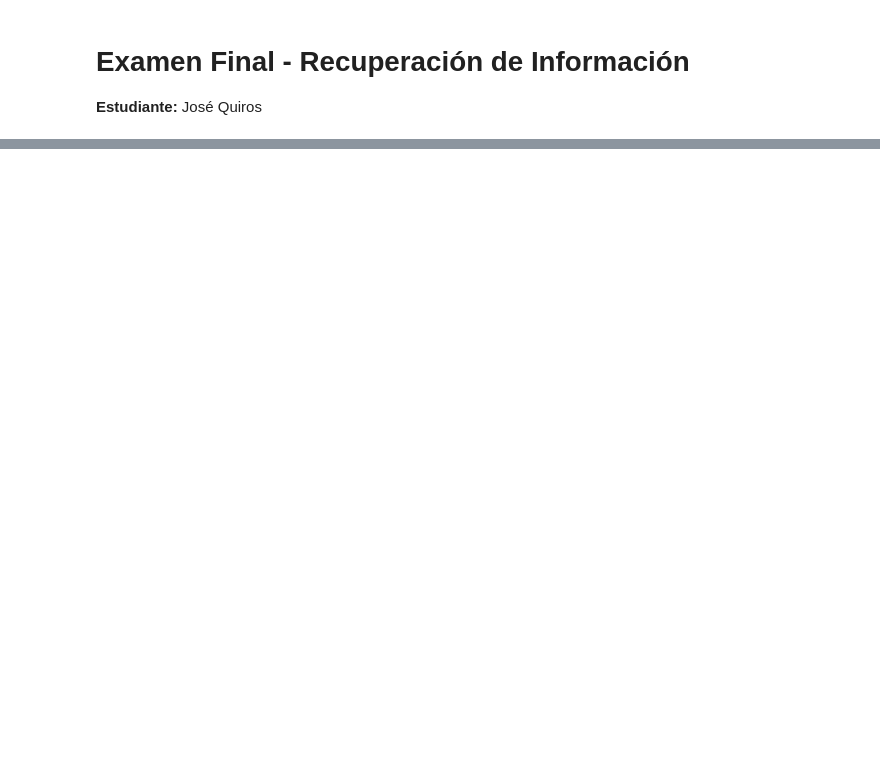
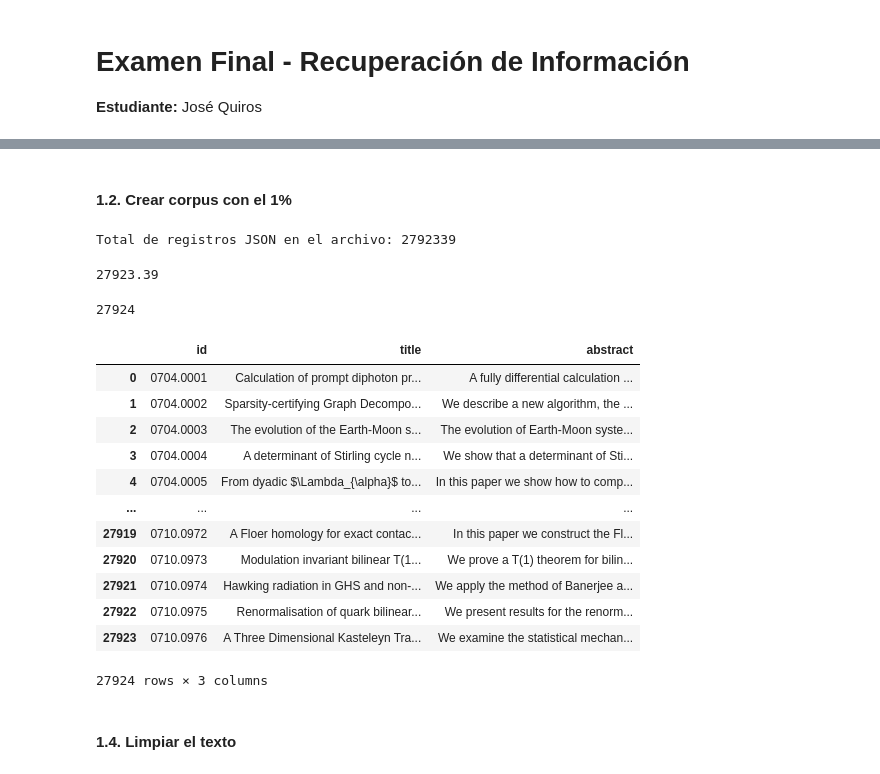
Before and after one commit to jose-JQ/ir25a, a Jupyter notebook: examen/RI_Examen.ipynb, the cells around one changed output, grey strips where cells are left out. Saved outputs shown, nothing was run; the diff lists cells and outputs as text; code cells hidden in the pictures; blank space fills up the shorter version.

```diff
--- a/examen/RI_Examen.ipynb
+++ b/examen/RI_Examen.ipynb
@@ -39,0 +79,58 @@ kaggle.api.dataset_download_files(dataset, path=path, unzip=True)
+# %% [markdown]
+#### 1.2. Crear corpus con el 1%
+# %%
+# Obtener la longitud del corpus completo para calcular el 1%.
+
+import zipfile
+
+def contar_registros_json_por_linea(zip_path):
+    with zipfile.ZipFile(zip_path, 'r') as zip_ref:
+        # Buscar el primer archivo .json
+        json_filename = next((f for f in zip_ref.namelist() if f.endswith('.json')), None)
+        if json_filename is None:
+            raise ValueError("No se encontró ningún archivo .json en el zip")
+
+        # Contar líneas (asumiendo una por objeto JSON)
+        with zip_ref.open(json_filename) as file:
+            num_registros = sum(1 for _ in file)
+
+    return num_registros
+
+total = contar_registros_json_por_linea(zip_path)
+print(f"Total de registros JSON en el archivo: {total}")
+# %% [output]
+Total de registros JSON en el archivo: 2792339
+# %%
+# cálculo del 1%
+cantidad = total / 100
+cantidad
+# %% [output]
+27923.39
+# %%
+# Recuperar el 1%
+articulos = leer_json_por_linea_desde_zip (zip_path, max_articulos=cantidad)
+len(articulos)
+# %% [output]
+27924
+# %%
+# Crear el corpus dataframe
+import pandas as pd
+corpus_df = pd.DataFrame(articulos)
+corpus_df = corpus_df [["id", "title", "abstract"]]
+corpus_df
+# %% [output]
+|  | id | title | abstract |
+| 0 | 0704.0001 | Calculation of prompt diphoton pr... | A fully differential calculation ... |
+| 1 | 0704.0002 | Sparsity-certifying Graph Decompo... | We describe a new algorithm, the ... |
+| 2 | 0704.0003 | The evolution of the Earth-Moon s... | The evolution of Earth-Moon syste... |
+| 3 | 0704.0004 | A determinant of Stirling cycle n... | We show that a determinant of Sti... |
+| 4 | 0704.0005 | From dyadic $\Lambda_{\alpha}$ to... | In this paper we show how to comp... |
+| ... | ... | ... | ... |
+| 27919 | 0710.0972 | A Floer homology for exact contac... | In this paper we construct the Fl... |
+| 27920 | 0710.0973 | Modulation invariant bilinear T(1... | We prove a T(1) theorem for bilin... |
+| 27921 | 0710.0974 | Hawking radiation in GHS and non-... | We apply the method of Banerjee a... |
+| 27922 | 0710.0975 | Renormalisation of quark bilinear... | We present results for the renorm... |
+| 27923 | 0710.0976 | A Three Dimensional Kasteleyn Tra... | We examine the statistical mechan... |
+27924 rows × 3 columns
+# %% [markdown]
+#### 1.4. Limpiar el texto
```
Also changed, not shown: parts of 67 cells of this notebook.
